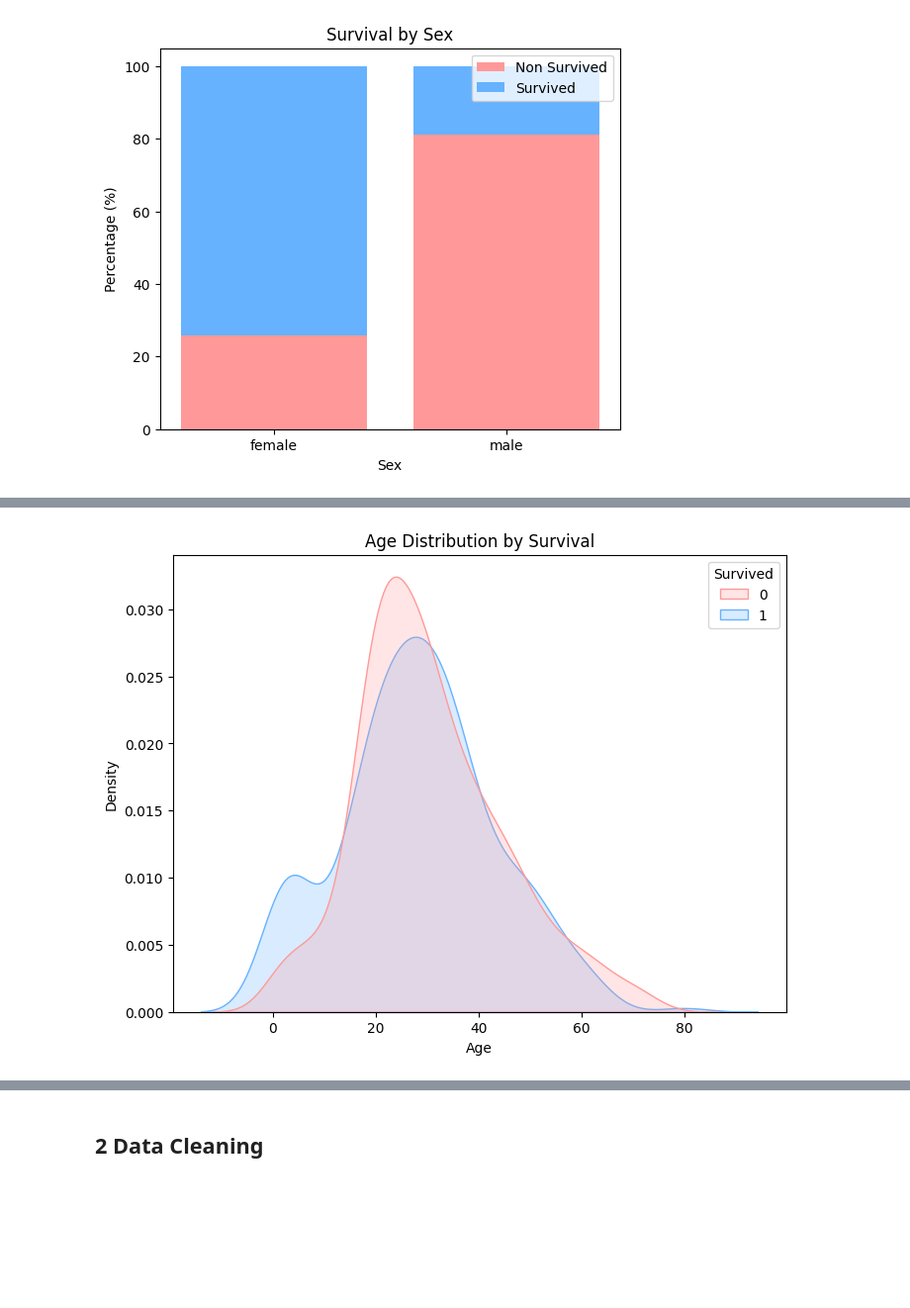
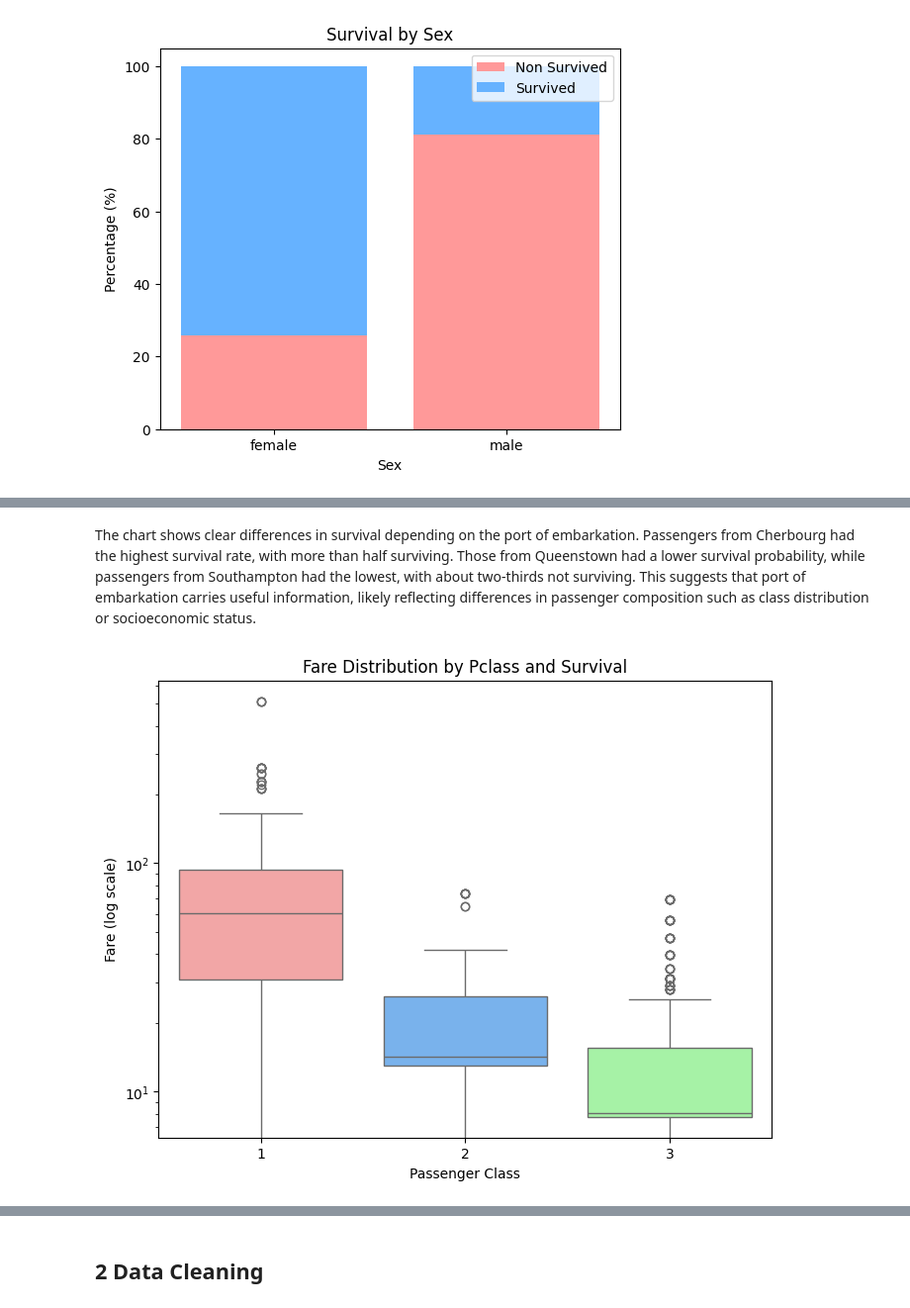
Before and after one commit to fede-giorgi/Transformer_is_All_You_Need, a Jupyter notebook: project.ipynb, the cells around one changed output, grey strips where cells are left out. Shown at 99% size. Cells and saved outputs as stored; diff of their text form; code cells hidden in the pictures; blank space fills up the shorter version.

```diff
--- a/project.ipynb
+++ b/project.ipynb
@@ -55,13 +55,13 @@ from sklearn.calibration import calibration_curve
 from sklearn.impute import SimpleImputer
 from sklearn.naive_bayes import GaussianNB
 # %%
-df_train = pd.read_csv("./train.csv")
+df_train0 = pd.read_csv("./train.csv")
 df_test = pd.read_csv("./test.csv")
 # %% [markdown]
 ## 1 Exploratory data analysis and visualization
 # %%
-df_train["Survived_label"] = df_train["Survived"].map({0: "Did not survive", 1: "Survived"})
-df_train.head()
+df_train0["Survived_label"] = df_train0["Survived"].map({0: "Did not survive", 1: "Survived"})
+df_train0.head()
 # %% [output]
 |  | PassengerId | Survived | Pclass | Name | Sex | Age | SibSp | Parch | Ticket | Fare | ... |
 | 0 | 1 | 0 | 3 | Braund, Mr. Owen Harris | male | 22.0 | 1 | 0 | A/5 21171 | 7.2500 | ... |
@@ -279,7 +433,18 @@ plt.show()
+# %% [markdown]
+The chart shows clear differences in survival depending on the port of embarkation. Passengers from Cherbourg had the highest survival rate, with more than half surviving. Those from Queenstown had a lower survival probability, while passengers from Southampton had the lowest, with about two-thirds not surviving. This suggests that port of embarkation carries useful information, likely reflecting differences in passenger composition such as class distribution or socioeconomic status.
 # %%
-plt.figure(figsize=(8, 6))
-sns.kdeplot(x="Age", hue="Survived", data=df_train, fill=True, common_norm=False, palette=["#FF9999", "#66B2FF"])
-plt.title("Age Distribution by Survival")
+plt.figure(figsize=(8,6))
+sns.boxplot(
+    x="Pclass",
+    y="Fare",
+    data=df_train0,
+    palette=["#FF9999", "#66B2FF", "#99FF99"],
+    hue="Pclass", legend=False
+)
+plt.yscale("log")
+plt.title("Fare Distribution by Pclass and Survival")
+plt.ylabel("Fare (log scale)")
+plt.xlabel("Passenger Class")
 plt.show()
 # %% [output]
-[figure, old version]
+[figure, new version]
```
Also changed, not shown: parts of 68 cells of this notebook.
